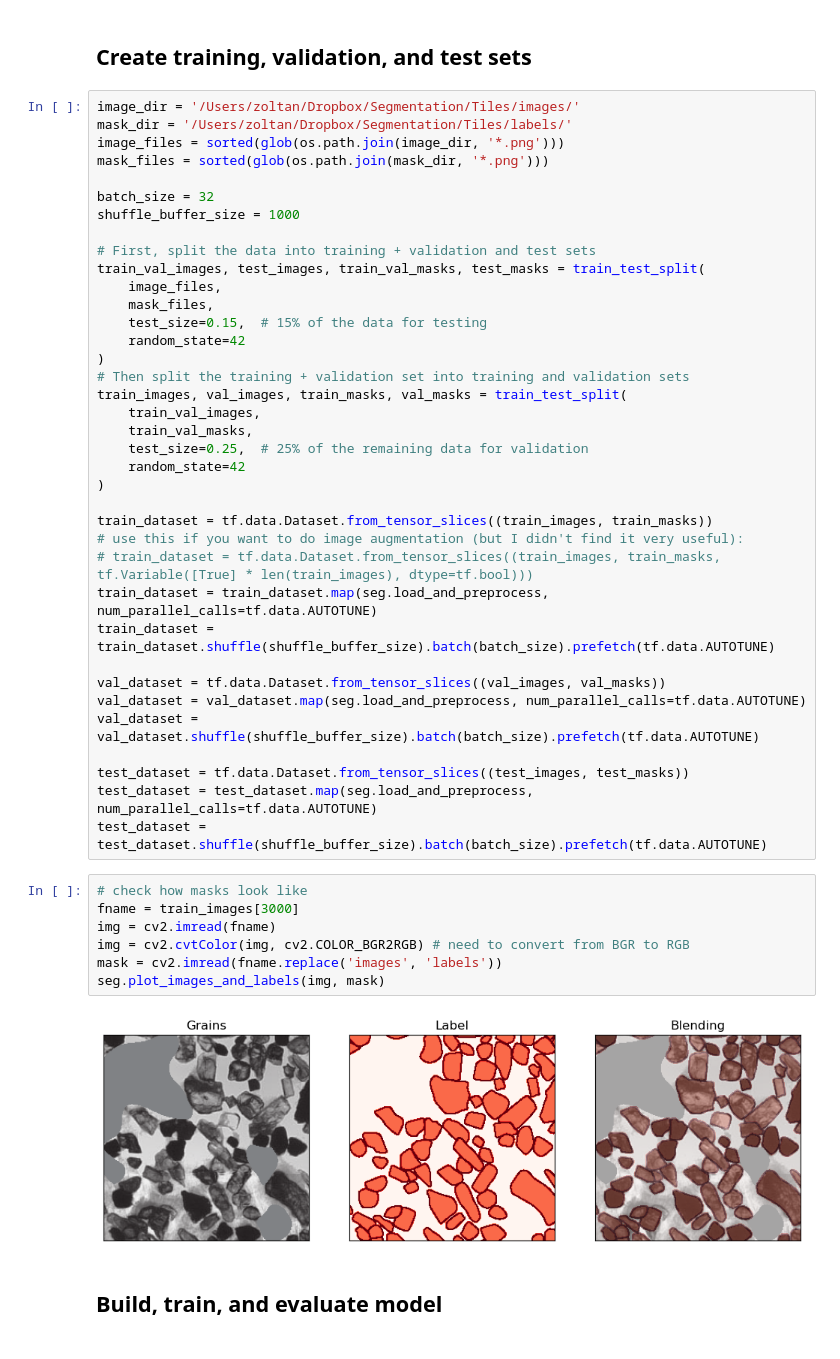
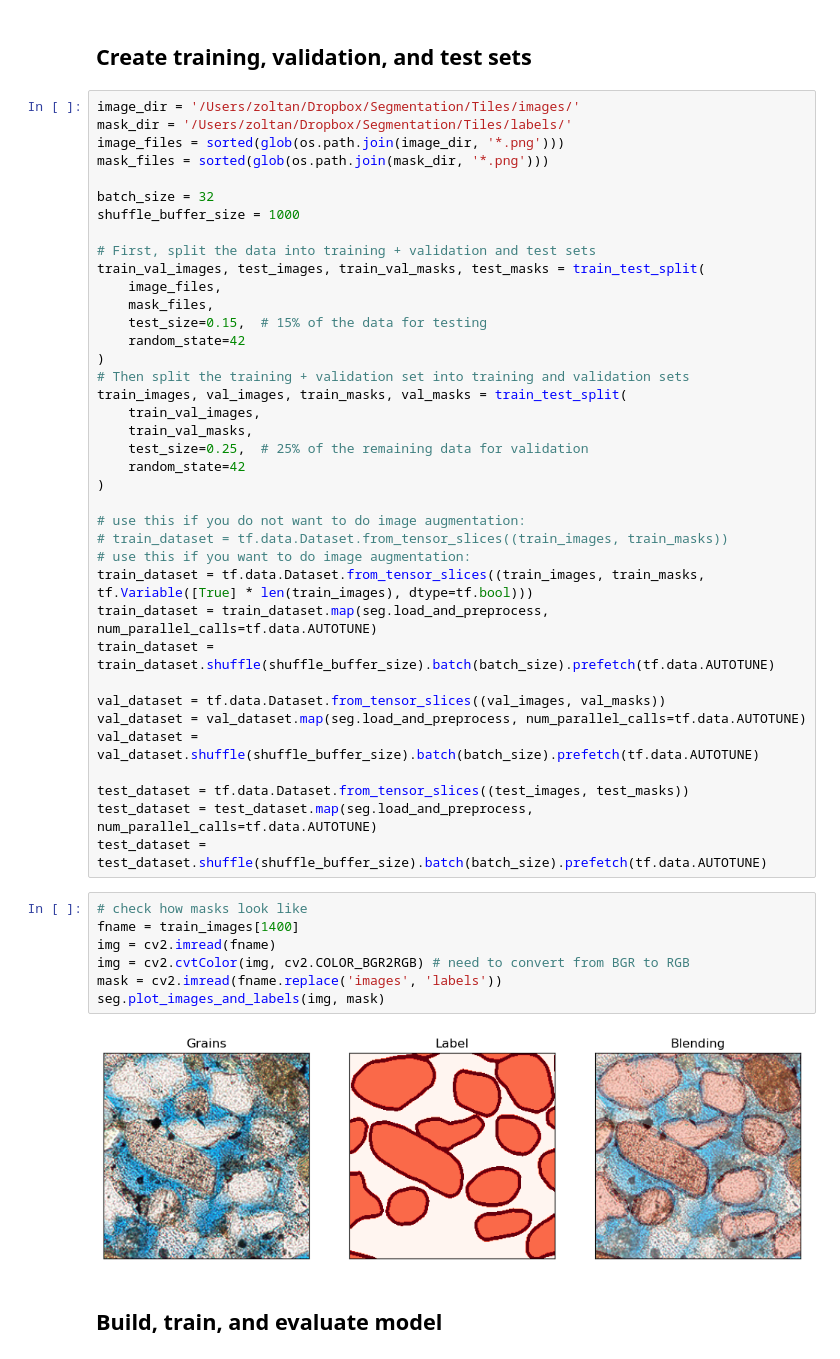
Before and after one commit to zsylvester/segmenteverygrain, a Jupyter notebook: segmenteverygrain/Train_seg_unet_model.ipynb, the cells around one changed output. Saved outputs shown, nothing was run; the diff lists cells and outputs as text.

Commit message:
update training notebook and unet model weights

```diff
--- a/segmenteverygrain/Train_seg_unet_model.ipynb
+++ b/segmenteverygrain/Train_seg_unet_model.ipynb
@@ -110,9 +106,10 @@ train_images, val_images, train_masks, val_masks = train_test_split(
     random_state=42
 )
 
-train_dataset = tf.data.Dataset.from_tensor_slices((train_images, train_masks))
-# use this if you want to do image augmentation (but I didn't find it very useful):
-# train_dataset = tf.data.Dataset.from_tensor_slices((train_images, train_masks, tf.Variable([True] * len(train_images), dtype=tf.bool)))
+# use this if you do not want to do image augmentation:
+# train_dataset = tf.data.Dataset.from_tensor_slices((train_images, train_masks))
+# use this if you want to do image augmentation:
+train_dataset = tf.data.Dataset.from_tensor_slices((train_images, train_masks, tf.Variable([True] * len(train_images), dtype=tf.bool)))
 train_dataset = train_dataset.map(seg.load_and_preprocess, num_parallel_calls=tf.data.AUTOTUNE)
 train_dataset = train_dataset.shuffle(shuffle_buffer_size).batch(batch_size).prefetch(tf.data.AUTOTUNE)
 
@@ -125,13 +122,13 @@ test_dataset = test_dataset.map(seg.load_and_preprocess, num_parallel_calls=tf.d
 test_dataset = test_dataset.shuffle(shuffle_buffer_size).batch(batch_size).prefetch(tf.data.AUTOTUNE)
 # %%
 # check how masks look like
-fname = train_images[3000]
+fname = train_images[1400]
 img = cv2.imread(fname)
 img = cv2.cvtColor(img, cv2.COLOR_BGR2RGB) # need to convert from BGR to RGB
 mask = cv2.imread(fname.replace('images', 'labels'))
 seg.plot_images_and_labels(img, mask)
 # %% [output]
-[figure, old version]
+[figure, new version]
 # %% [markdown]
 ## Build, train, and evaluate model
 # %%
```
Also changed, not shown: parts of 5 cells of this notebook, 2 other files.
